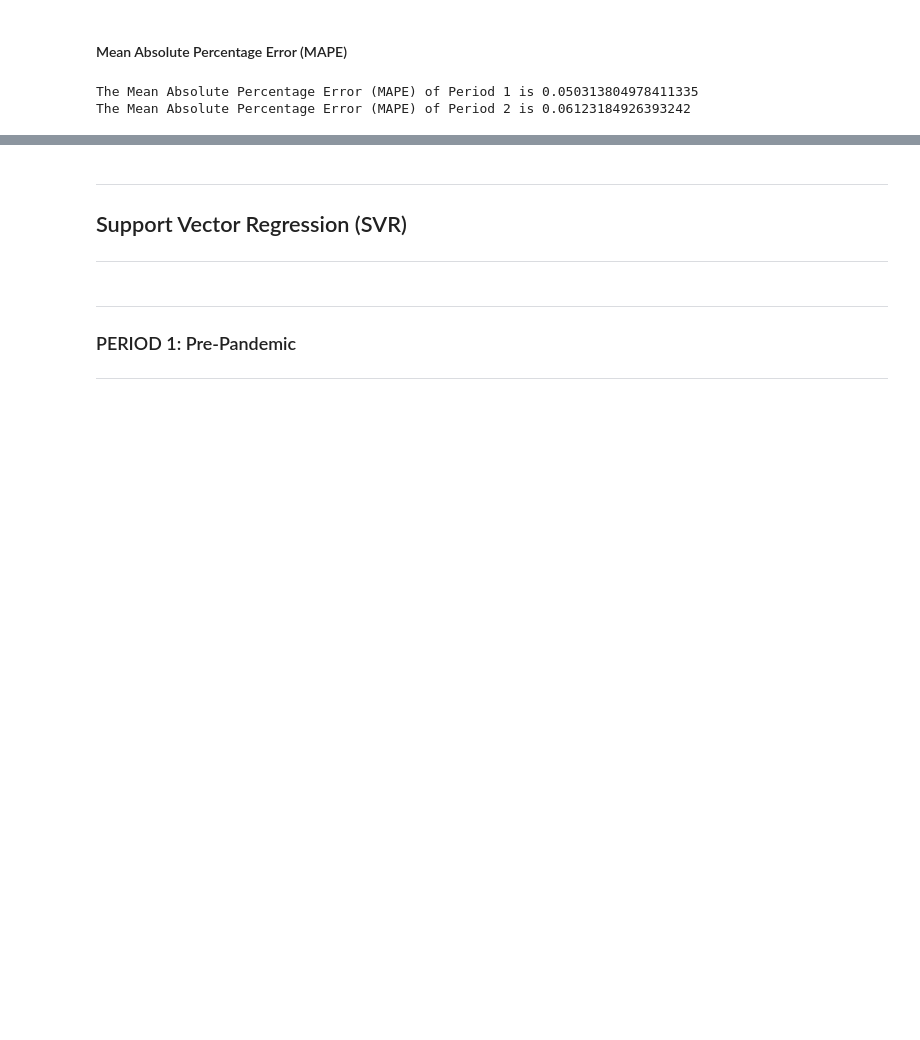
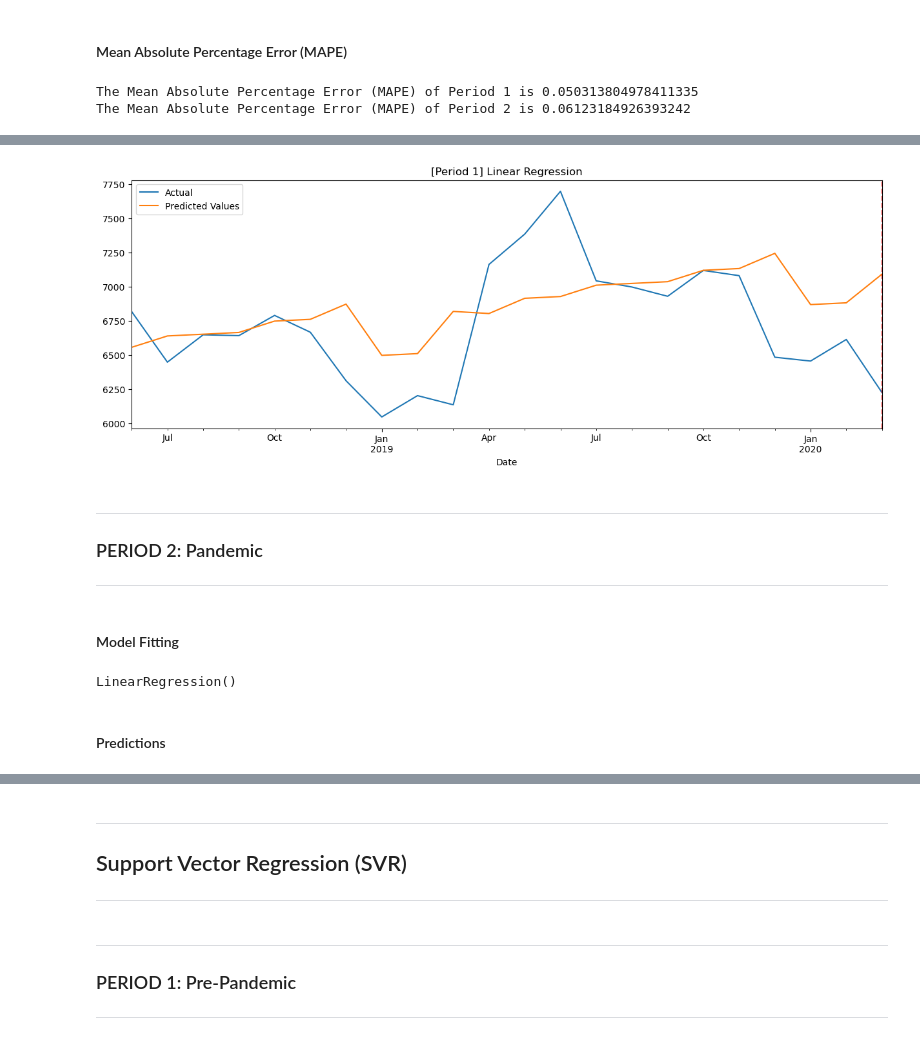
Before and after one commit to errutorculas/cmsc197-ML-miniproj, a Jupyter notebook: jupyter-notebook-code/miniproj.ipynb, the cells around one changed output, grey strips where cells are left out. Cells and saved outputs as stored; diff of their text form; code cells hidden in the pictures; blank space fills up the shorter version.

```diff
--- a/jupyter-notebook-code/miniproj.ipynb
+++ b/jupyter-notebook-code/miniproj.ipynb
@@ -304,0 +347,23 @@ The Mean Absolute Percentage Error (MAPE) of Period 2 is 0.06123184926393242
+# %%
+ax = testPre['Total Energy Consumption (in GWh)'].plot(figsize=(15, 5), label="Actual")
+testPre["[Period 1] Linear Regression Predictions"].plot(ax=ax, label="Predicted Values")
+ax.axvline('2020-03-01', color='red', ls='--')
+
+plt.title("[Period 1] Linear Regression")
+plt.legend(loc="upper left")
+
+plt.show()
+# %% [output]
+[figure, added]
+# %% [markdown]
+***
+### PERIOD 2: Pandemic
+***
+# %% [markdown]
+#### Model Fitting
+# %%
+linearReg.fit(X_trainPan, y_trainPan)
+# %% [output]
+LinearRegression()
+# %% [markdown]
+#### Predictions
```
Also changed, not shown: parts of 20 cells of this notebook.
